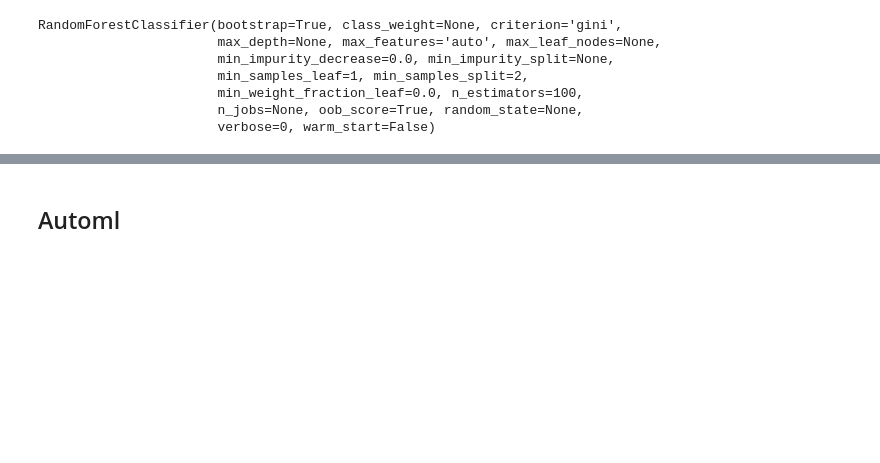
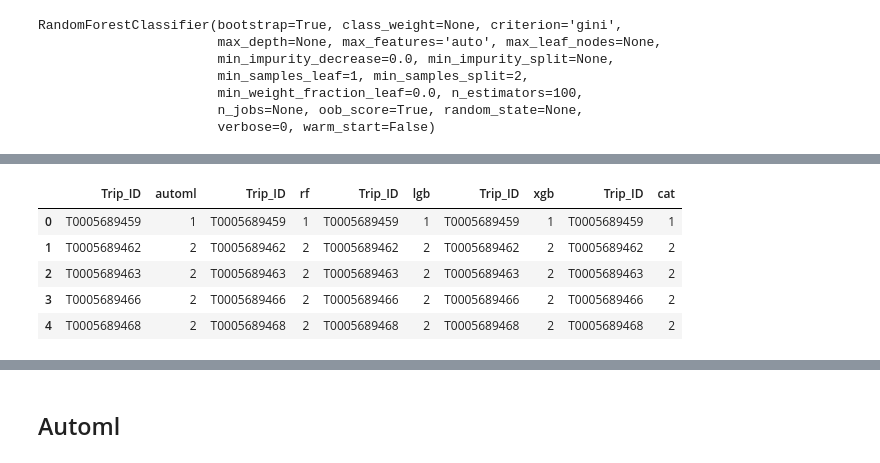
Before and after one commit to mosrihari/MobilityAnalytics_AV, a Jupyter notebook: Mobility_JH.ipynb, the cells around one changed output, grey strips where cells are left out. Saved outputs shown, nothing was run; the diff lists cells and outputs as text; code cells hidden in the pictures; blank space fills up the shorter version.

```diff
--- a/Mobility_JH.ipynb
+++ b/Mobility_JH.ipynb
@@ -243,0 +323,22 @@ pd.DataFrame({"Trip_ID":test['Trip_ID'],"Surge_Pricing_Type":y_pred}).to_csv("Mo
+# %%
+automl = pd.read_csv("Mobilitysubmission_automl_final.csv")
+automl.rename(columns={"Surge_Pricing_Type":"automl"},inplace=True)
+rf = pd.read_csv("Mobilitysubmission_rf_ohe.csv")
+rf.rename(columns={"Surge_Pricing_Type":"rf"},inplace=True)
+lgbdata = pd.read_csv("Mobilitysubmission_lgb_ohe.csv")
+lgbdata.rename(columns={"Surge_Pricing_Type":"lgb"},inplace=True)
+xgbs = pd.read_csv("Mobilitysubmission_xgb_ohe.csv")
+xgbs.rename(columns={"Surge_Pricing_Type":"xgb"},inplace=True)
+cat = pd.read_csv("Mobilitysubmission_catboost_ohe.csv")
+cat.rename(columns={"Surge_Pricing_Type":"cat"},inplace=True)
+# %%
+df = pd.concat([automl,rf,lgbdata,xgbs,cat],axis=1)
+# %%
+df.head()
+# %% [output]
+|  | Trip_ID | automl | Trip_ID | rf | Trip_ID | lgb | Trip_ID | xgb | Trip_ID | cat |
+| 0 | T0005689459 | 1 | T0005689459 | 1 | T0005689459 | 1 | T0005689459 | 1 | T0005689459 | 1 |
+| 1 | T0005689462 | 2 | T0005689462 | 2 | T0005689462 | 2 | T0005689462 | 2 | T0005689462 | 2 |
+| 2 | T0005689463 | 2 | T0005689463 | 2 | T0005689463 | 2 | T0005689463 | 2 | T0005689463 | 2 |
+| 3 | T0005689466 | 2 | T0005689466 | 2 | T0005689466 | 2 | T0005689466 | 2 | T0005689466 | 2 |
+| 4 | T0005689468 | 2 | T0005689468 | 2 | T0005689468 | 2 | T0005689468 | 2 | T0005689468 | 2 |
```
Also changed, not shown: parts of 22 cells of this notebook, 1 other file.
